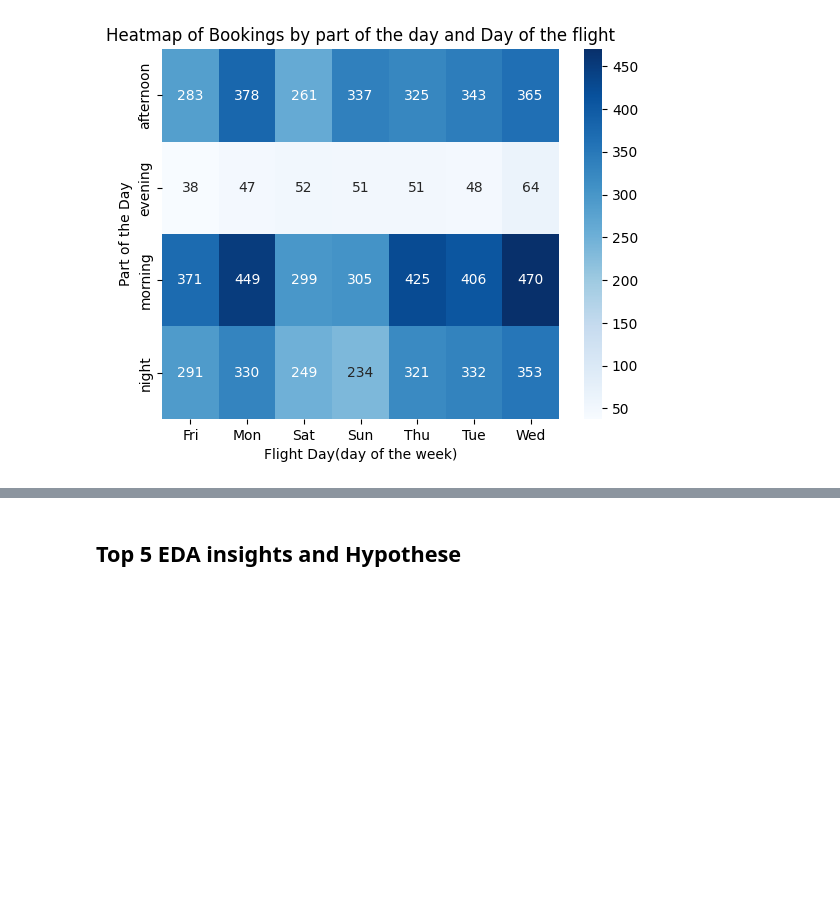
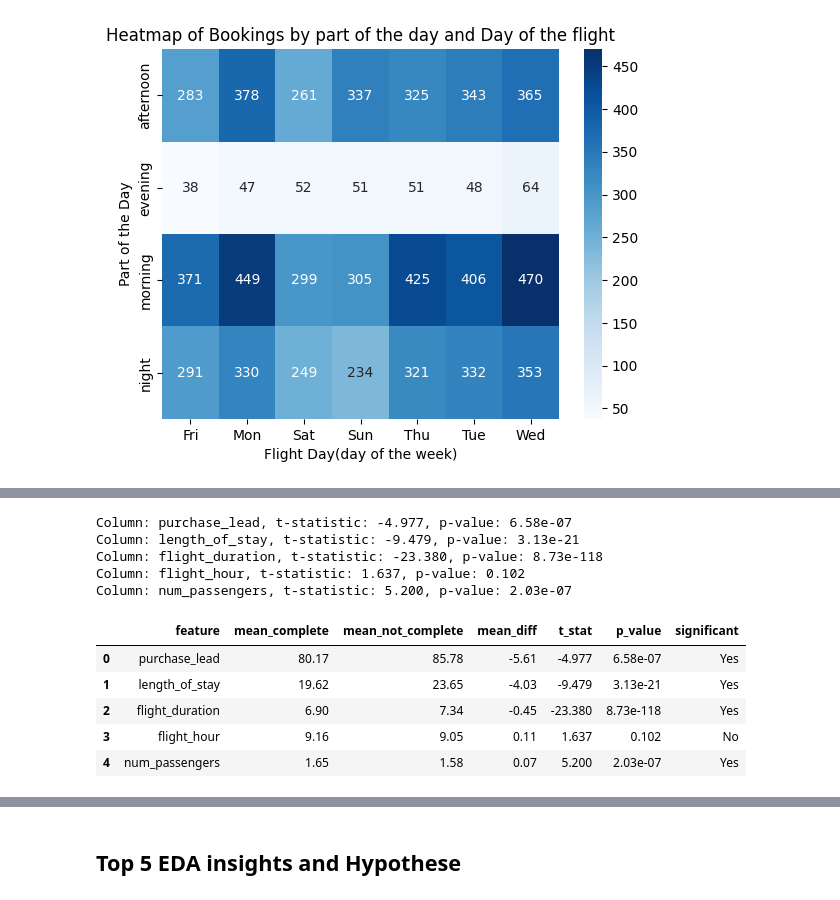
Before and after one commit to nickgeorgemathew/booking_analysis, a Jupyter notebook: notebooks/01_eda.ipynb, the cells around one changed output, grey strips where cells are left out. Cells and saved outputs as stored; diff of their text form; code cells hidden in the pictures; blank space fills up the shorter version.

```diff
--- a/notebooks/01_eda.ipynb
+++ b/notebooks/01_eda.ipynb
@@ -632,0 +601,38 @@ The default of observed=False is deprecated and will be changed to True in a fut
+# %%
+from scipy.stats import ttest_ind
+
+cols_target = ['purchase_lead', 'length_of_stay', 'flight_duration', 'flight_hour','num_passengers']
+
+complete = df[df['booking_complete']==1]
+not_complete = df[df['booking_complete']==0]
+
+
+results = []
+for col in cols_target:
+    mean1 = complete[col].mean()
+    mean0 = not_complete[col].mean()
+    diff = mean1 - mean0
+    tstat, pvalue = ttest_ind(complete[col],not_complete[col], equal_var=False)
+
+    print(f"Column: {col}, t-statistic: {tstat:.3f}, p-value: {pvalue:.3g}")
+    results.append({  "feature": col,
+        "mean_complete": round(mean1, 2),
+        "mean_not_complete": round(mean0, 2),
+        "mean_diff": round(diff, 2),
+        "t_stat": round(tstat, 3),
+        "p_value": f"{pvalue:.3g}",
+        "significant": "Yes" if pvalue < 0.05 else "No"})
+    summary_df = pd.DataFrame(results)
+display(summary_df)
+# %% [output]
+Column: purchase_lead, t-statistic: -4.977, p-value: 6.58e-07
+Column: length_of_stay, t-statistic: -9.479, p-value: 3.13e-21
+Column: flight_duration, t-statistic: -23.380, p-value: 8.73e-118
+Column: flight_hour, t-statistic: 1.637, p-value: 0.102
+Column: num_passengers, t-statistic: 5.200, p-value: 2.03e-07
+|  | feature | mean_complete | mean_not_complete | mean_diff | t_stat | p_value | significant |
+| 0 | purchase_lead | 80.17 | 85.78 | -5.61 | -4.977 | 6.58e-07 | Yes |
+| 1 | length_of_stay | 19.62 | 23.65 | -4.03 | -9.479 | 3.13e-21 | Yes |
+| 2 | flight_duration | 6.90 | 7.34 | -0.45 | -23.380 | 8.73e-118 | Yes |
+| 3 | flight_hour | 9.16 | 9.05 | 0.11 | 1.637 | 0.102 | No |
+| 4 | num_passengers | 1.65 | 1.58 | 0.07 | 5.200 | 2.03e-07 | Yes |
```
Also changed, not shown: parts of 5 cells of this notebook, 2 other files.
